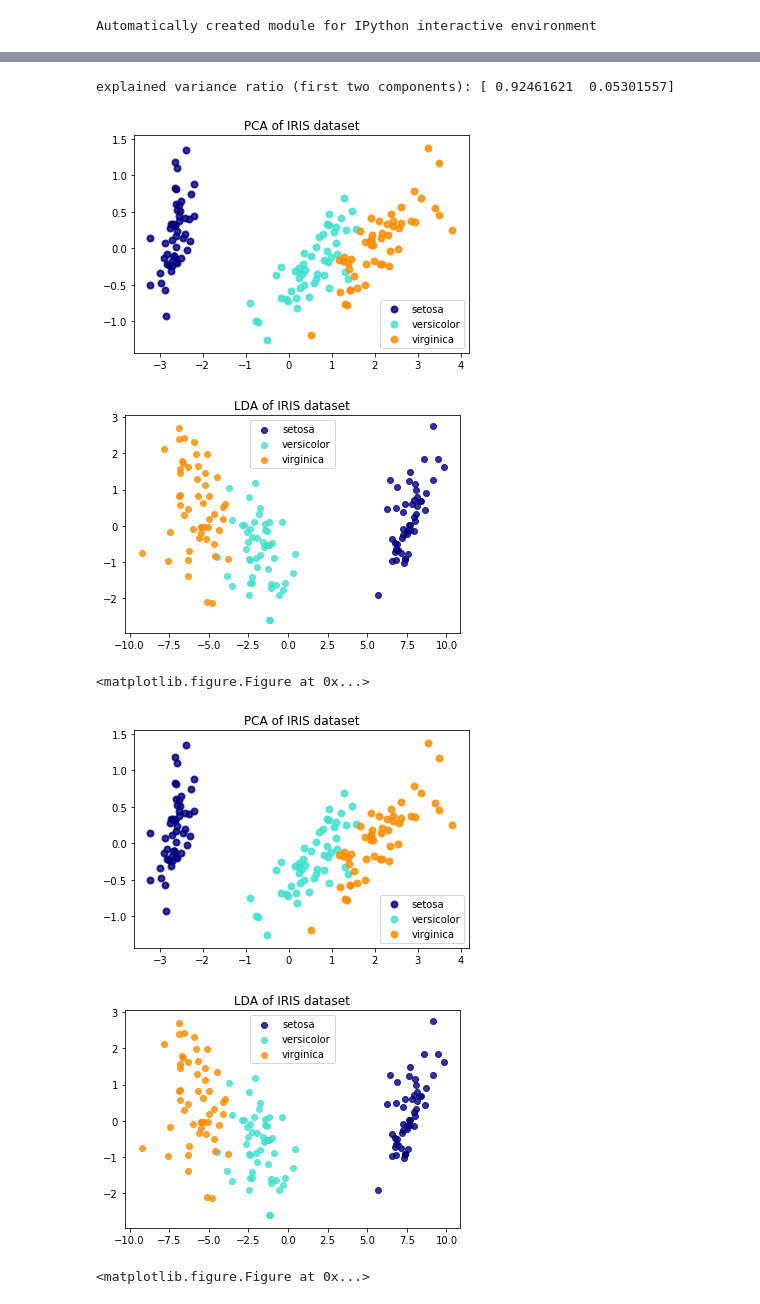
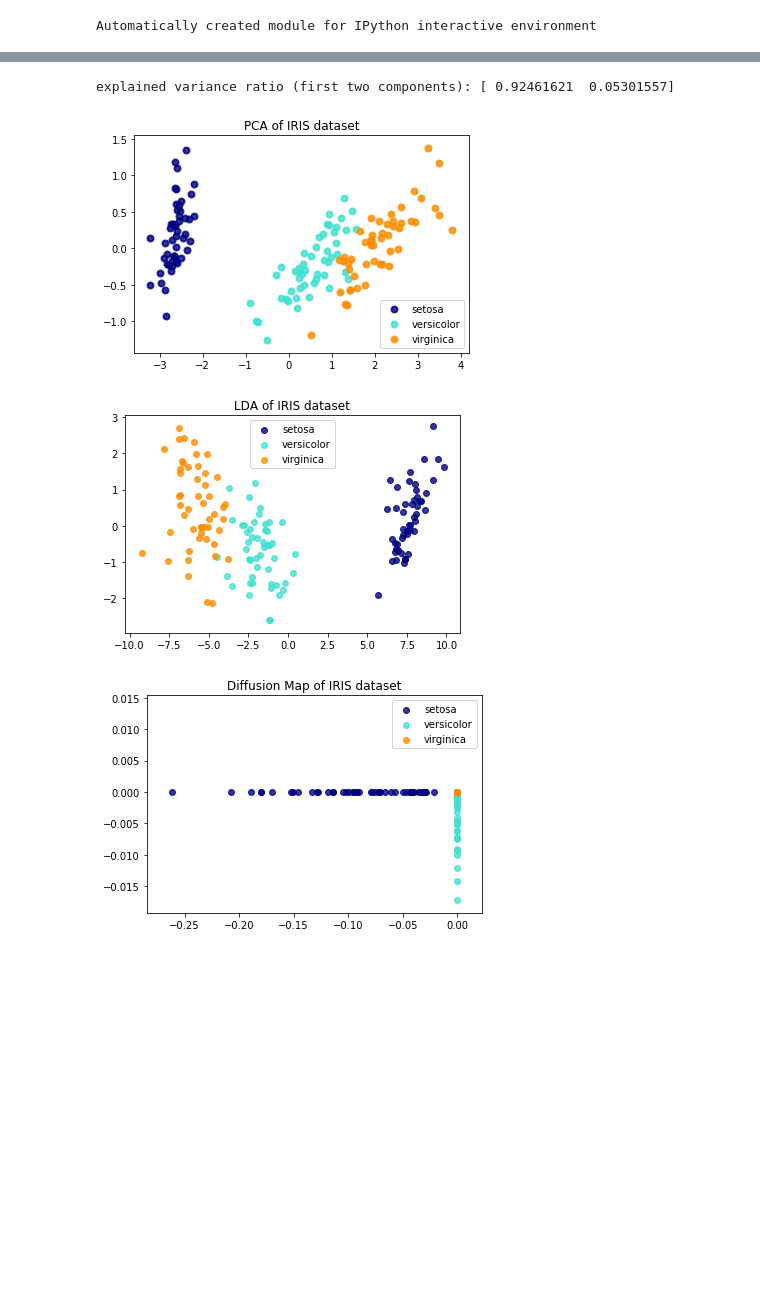
Before and after one commit to quorom/RFK-Diffusion-Map, a Jupyter notebook: Diffusion-Map.ipynb, the cells around one changed output, grey strips where cells are left out. Cells and saved outputs as stored; diff of their text form; code cells hidden in the pictures; blank space fills up the shorter version.

```diff
--- a/Diffusion-Map.ipynb
+++ b/Diffusion-Map.ipynb
@@ -41,7 +35,7 @@ def RBF(x, y, alpha=1):
 
     return: Real num in [0, 1]
     """
-    return np.exp(-np.linalg.norm(np.array(x) - np.array(y))**2 / alpha)
+    return np.exp(-(np.linalg.norm(np.array(x) - np.array(y))**2) / alpha)
 # %%
 # calculation check
 assert((RBF([0,0], [1,1], 1) - np.exp(-2)) < 0.0001)
@@ -102,8 +98,7 @@ A $t=1$, diffusion matrix $M$ is (N, N) where the data is (N, R). Here $M_{ij} w
 
 For $t>1$ the diffusion matrix $M$ is $(N, k)$, where k is the reduced data size.
 # %%
-# Add parameter t for the time
-def diffusion_matrix_RBF(data, m, t=1, alpha=1):
+def diffusion_map_RBF(data, m, t=1, alpha=1):
     """ Comptues the diffusion matrix for a given data set using the RBF kernel function.
     Reduces the dimensionality of each data point to size m.
 
@@ -130,20 +125,25 @@ def diffusion_matrix_RBF(data, m, t=1, alpha=1):
 
 
     # 3. Calculate the eigenvectors of the diffusion matrix.
-    eigen_vals, eigen_vecs = np.linalg.eig(P)
+    #eigen_vals, eigen_vecs = scipy.linalg.eig(P) #np.linalg.eig(P)
+    u,d,v = np.linalg.svd(P)
+    eigen_vals = d**2
+    eigen_vals = eigen_vals**t
+    eigen_vecs = v.T
 
+    idx = np.argsort(eigen_vals)[::-1]
+    eigen_vecs = eigen_vecs[:, idx]
+    eigen_vals = eigen_vals[idx]
+
+    # Sort the eigen vals & vectors by eigen value order
+    #A = list(zip(eigen_val, eigen_vecs.T))
+    #A.sort(reverse=True)
+    #B = list(zip(*A))
+    #eigen_vals, eigen_vecs = np.array(B[0]), np.array(B[1])
+    #eigen_vecs = eigen_vecs.T
 
     # 4. Map to the d-dimensional diffusion space at time t,
     #    using the d dominant eigenvectors and -values as
-
-    # FIXME
-    #eigen_vals = eigen_vals**t
-    #for i in range(len(data)):
-    #    a = (eigen_vals * eigen_vecs[i , m])
-    #    row = [diffusion_dist(a, (eigen_vals * eigen_vecs[j , m])) for j in range(m + 1)]
-    #    diffusion_matrix.append(row)
-
-    print(P.shape)
 
     eigen_vals = eigen_vals**t
     for i in range(len(data)):
@@ -197,11 +175,13 @@ array([[  1.11081624e-01 +0.00000000e+00j,
 # %%
+%matplotlib inline
+
 pca = PCA(n_components=2)
 X_r = pca.fit(X).transform(X)
 
 lda = LinearDiscriminantAnalysis(n_components=2)
 X_r2 = lda.fit(X, y).transform(X)
 
-X_r3 = diffusion_matrix_RBF(X, 2, t=2, alpha=1)
+X_r3 = diffusion_map_RBF(X, 2, t=2, alpha=.05)
 
 # Percentage of variance explained for each components
 print('explained variance ratio (first two components): %s'
@@ -210,34 +190,31 @@ print('explained variance ratio (first two components): %s'
 plt.figure()
 colors = ['navy', 'turquoise', 'darkorange']
 lw = 2
 
 for color, i, target_name in zip(colors, [0, 1, 2], target_names):
     plt.scatter(X_r[y == i, 0], X_r[y == i, 1], color=color, alpha=.8, lw=lw,
                 label=target_name)
 plt.legend(loc='best', shadow=False, scatterpoints=1)
 plt.title('PCA of IRIS dataset')
 
 plt.figure()
 for color, i, target_name in zip(colors, [0, 1, 2], target_names):
     plt.scatter(X_r2[y == i, 0], X_r2[y == i, 1], alpha=.8, color=color,
                 label=target_name)
 plt.legend(loc='best', shadow=False, scatterpoints=1)
 plt.title('LDA of IRIS dataset')
 
 
 plt.figure()
 for color, i, target_name in zip(colors, [0, 1, 2], target_names):
     plt.scatter(X_r3[y == i, 0], X_r3[y == i, 1], alpha=.8, color=color,
                 label=target_name)
 plt.legend(loc='best', shadow=False, scatterpoints=1)
 plt.title('Diffusion Map of IRIS dataset')
 
 plt.show()
 # %% [output]
 explained variance ratio (first two components): [ 0.92461621  0.05301557]
 [figure]
 [figure]
-<matplotlib.figure.Figure at 0x...>
-[figure, old version]
+[figure, new version]
-[figure, removed]
-<matplotlib.figure.Figure at 0x...>
```
Also changed, not shown: parts of 10 cells of this notebook.
